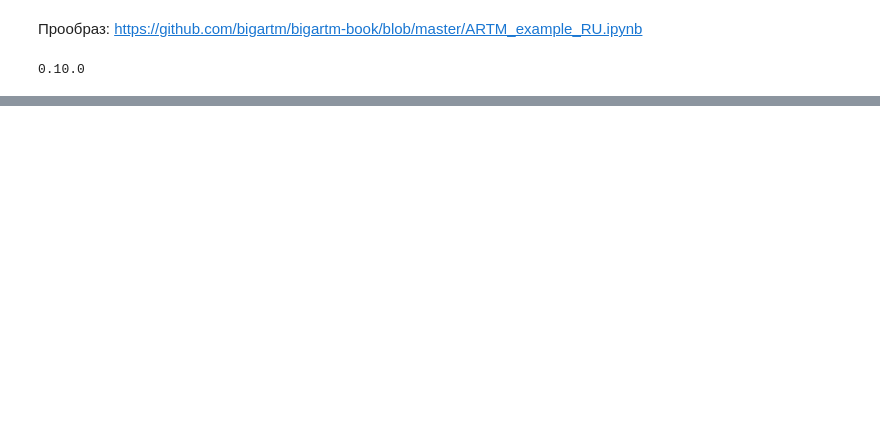
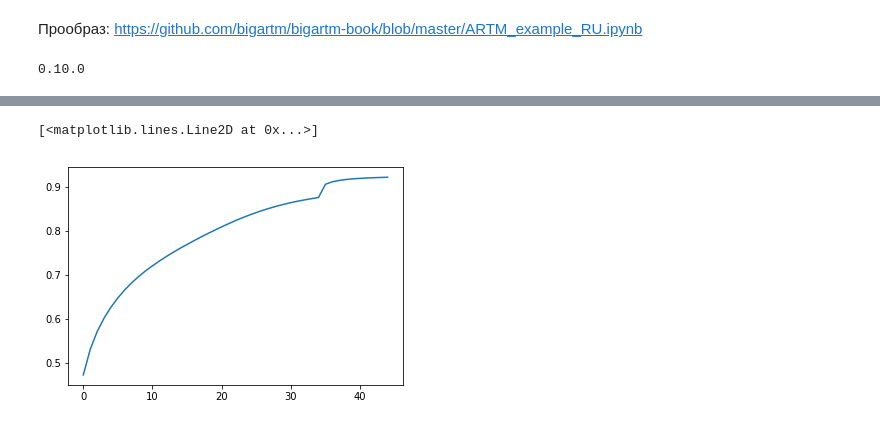
Before and after one commit to Kirmark/bachelor-qualification-work, a Jupyter notebook: application/models/create_model.ipynb, the cells around one changed output, grey strips where cells are left out. Saved outputs shown, nothing was run; the diff lists cells and outputs as text; code cells hidden in the pictures; blank space fills up the shorter version.

```diff
--- a/application/models/create_model.ipynb
+++ b/application/models/create_model.ipynb
@@ -189,0 +256,5 @@ topic_2:
+# %%
+plt.plot(model_artm.score_tracker["SparsityPhiScore"].value)
+# %% [output]
+[<matplotlib.lines.Line2D at 0x...>]
+[figure, added]
```
Also changed, not shown: parts of 24 cells of this notebook, 1 other file.
